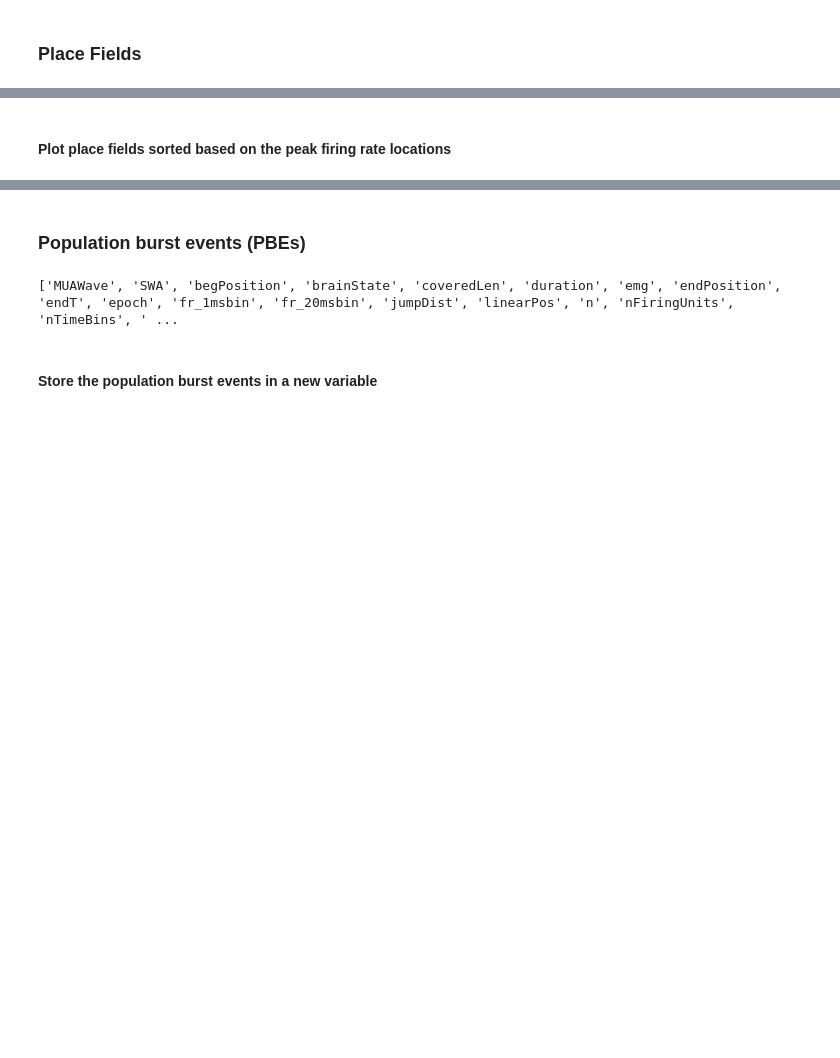
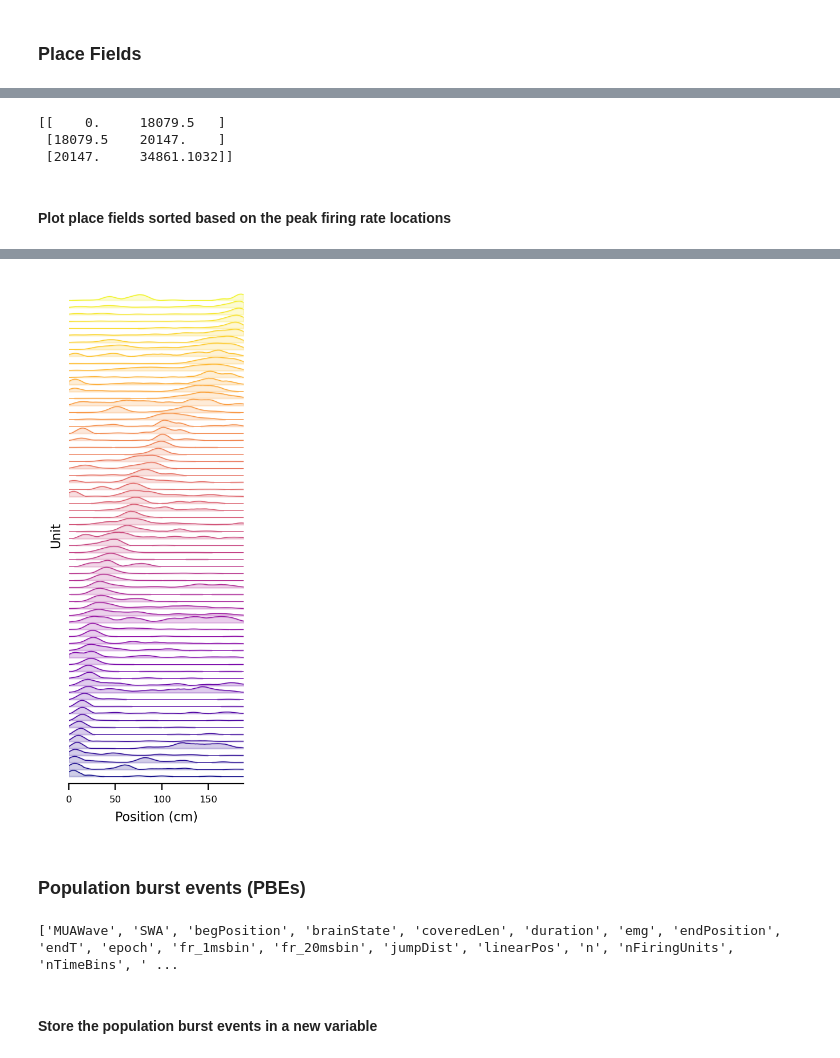
Before and after one commit to diba-lab/Maboudi_et_al_2022, a Jupyter notebook: LearnedTuning_main.ipynb, the cells around one changed output, grey strips where cells are left out. Drawn from its saved outputs; the diff is of its cells as text; code cells hidden in the pictures; blank space fills up the shorter version.

```diff
--- a/LearnedTuning_main.ipynb
+++ b/LearnedTuning_main.ipynb
@@ -173,3 +169,19 @@ position bin with the peak firing rate is 81
+# %%
+data_dir = r'D:\NCMLProject\Datasets\Achilles_10252013'
+
+# Load .mat file
+filename = 'Achilles_10252013.fileInfo_for_python.mat'
+file_path = os.path.join(data_dir, filename)
+
+mat_file = scipy.io.loadmat(file_path)
+session_info = mat_file["fileInfo"]
+
+epochs = session_info["behavior"][0][0][0][0]["time"]
+print(epochs)
+# %% [output]
+[[    0.     18079.5   ]
+ [18079.5    20147.    ]
+ [20147.     34861.1032]]
 # %% [markdown]
 #### Plot place fields sorted based on the peak firing rate locations
 # %%
@@ -177,9 +189,9 @@ position bin with the peak firing rate is 81
 
 place_fields_RL = []
 peak_pos_bins_RL = []
-for unit in range(len(place_fields)):
-    place_fields_RL.append(place_fields[unit]['RL'])
-    peak_pos_bins_RL.append(peak_pos_bins[unit]['RL'])
+for unit in range(num_units):
+    place_fields_RL.append(spikes[unit]['place_fields']['RL'])
+    peak_pos_bins_RL.append(spikes[unit]['peak_pos_bins']['RL'])
 
 place_fields_RL = np.array(place_fields_RL)
 peak_pos_bins_RL = np.array(peak_pos_bins_RL)
@@ -261,3 +271,4 @@ plt.show()
+[figure, added]
 # %% [markdown]
 ### Population burst events (PBEs)
 # %%
```
Also changed, not shown: parts of 14 cells of this notebook, 3 other files.
